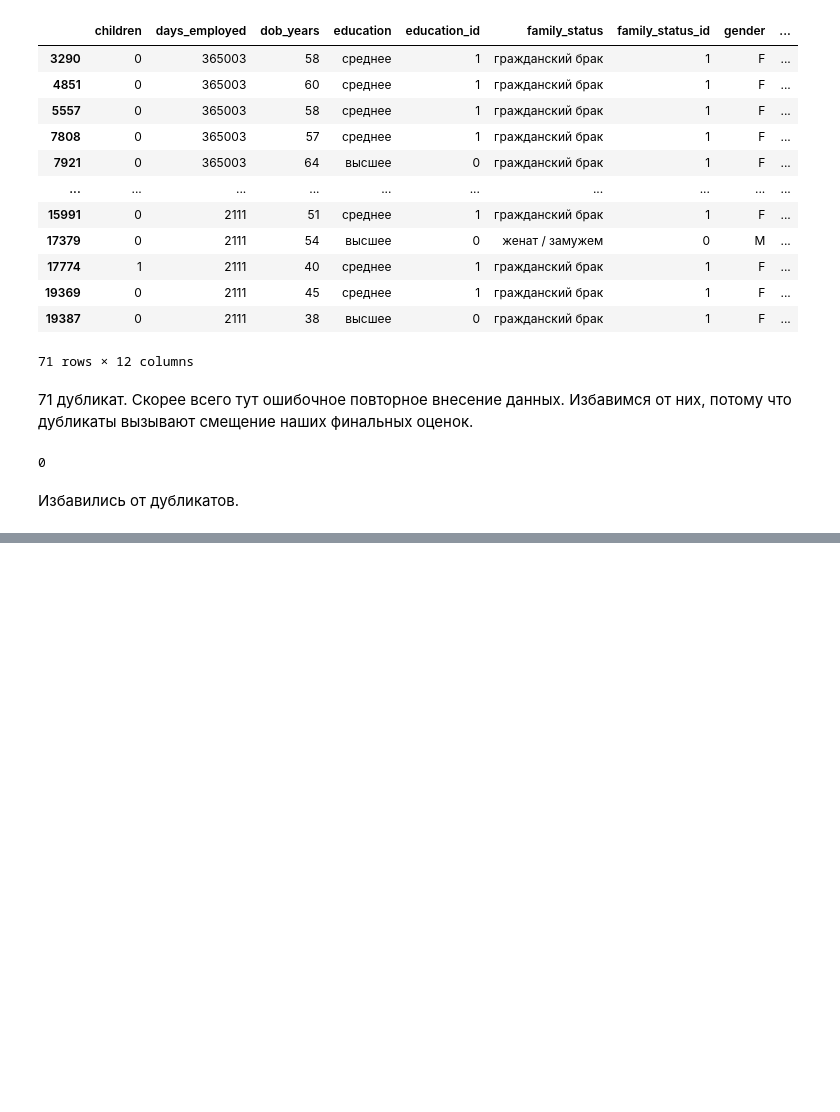
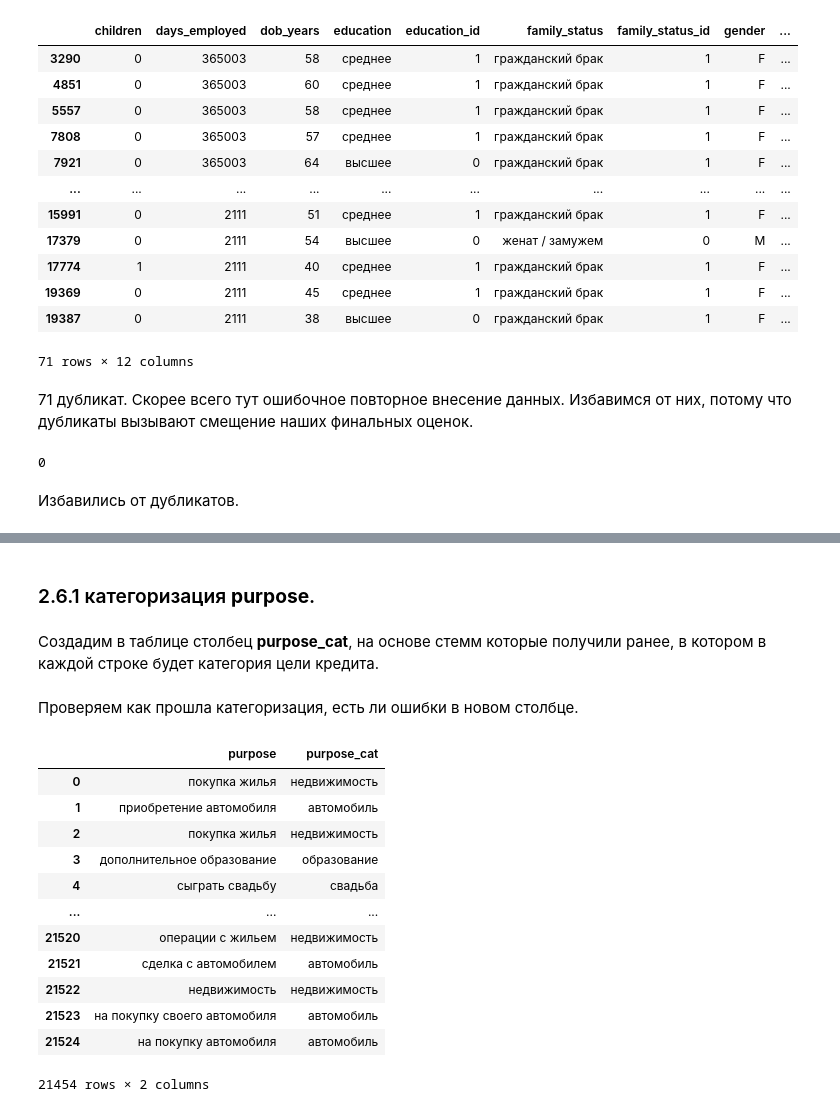
Before and after one commit to Alex-projects-hub/Borrower_reliability_research, a Jupyter notebook: Borrower_reliability_research.ipynb, the cells around one changed output, grey strips where cells are left out. Cells and saved outputs as stored; diff of their text form; code cells hidden in the pictures; blank space fills up the shorter version.

```diff
--- a/Borrower_reliability_research.ipynb
+++ b/Borrower_reliability_research.ipynb
@@ -525,0 +552,3 @@ df.duplicated().sum()
+# %%
+purp_dict = {'недвижим': "недвижимость", 'жил': "недвижимость", 'образован': "образование", 'автомобил': "автомобиль",'свадьб': "свадьба"}
+purp_dict
@@ -525,0 +563,30 @@ df.duplicated().sum()
+# %% [markdown]
+### 2.6.1 категоризация **purpose**.
+# %% [markdown]
+Создадим в таблице столбец **purpose_cat**, на основе стемм которые получили ранее, в котором в каждой строке будет категория цели кредита.
+# %%
+def make_purp_cat(row):
+    for k in purp_dict:
+        if k in row["purpose"]:
+            return purp_dict[k]
+            break
+# %%
+df["purpose_cat"] = df.apply(make_purp_cat, axis=1)
+# %% [markdown]
+Проверяем как прошла категоризация, есть ли ошибки в новом столбце.
+# %%
+df[["purpose", "purpose_cat"]]
+# %% [output]
+|  | purpose | purpose_cat |
+| 0 | покупка жилья | недвижимость |
+| 1 | приобретение автомобиля | автомобиль |
+| 2 | покупка жилья | недвижимость |
+| 3 | дополнительное образование | образование |
+| 4 | сыграть свадьбу | свадьба |
+| ... | ... | ... |
+| 21520 | операции с жильем | недвижимость |
+| 21521 | сделка с автомобилем | автомобиль |
+| 21522 | недвижимость | недвижимость |
+| 21523 | на покупку своего автомобиля | автомобиль |
+| 21524 | на покупку автомобиля | автомобиль |
+21454 rows × 2 columns
```
Also changed, not shown: parts of 51 cells of this notebook.
